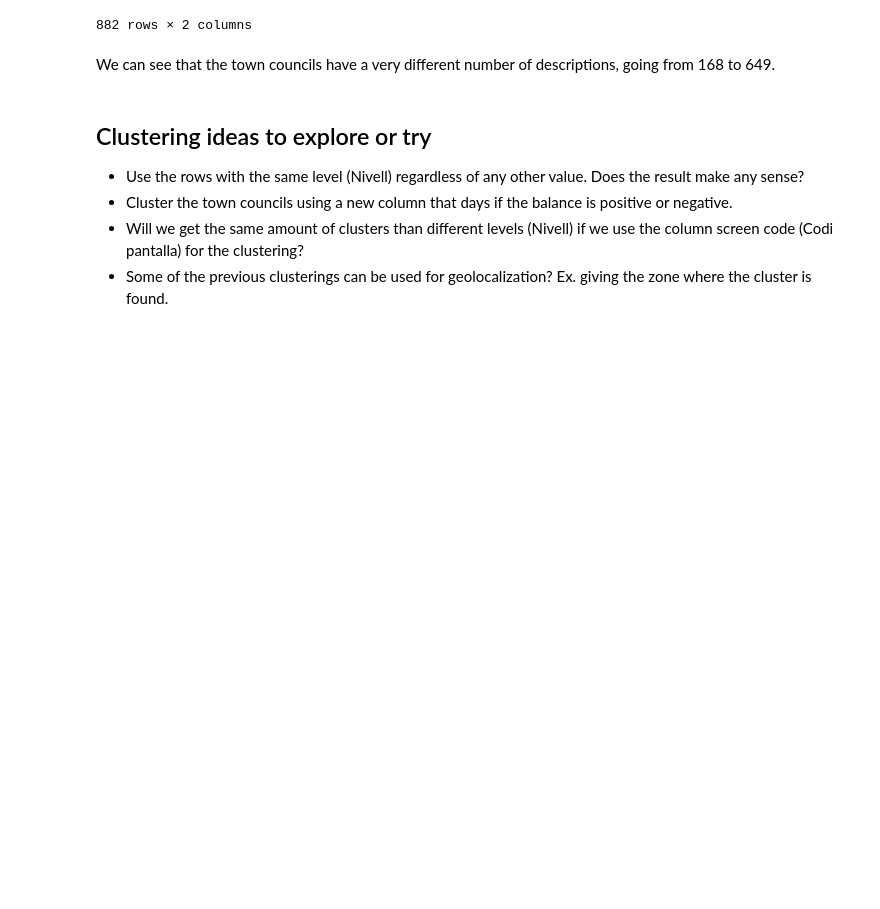
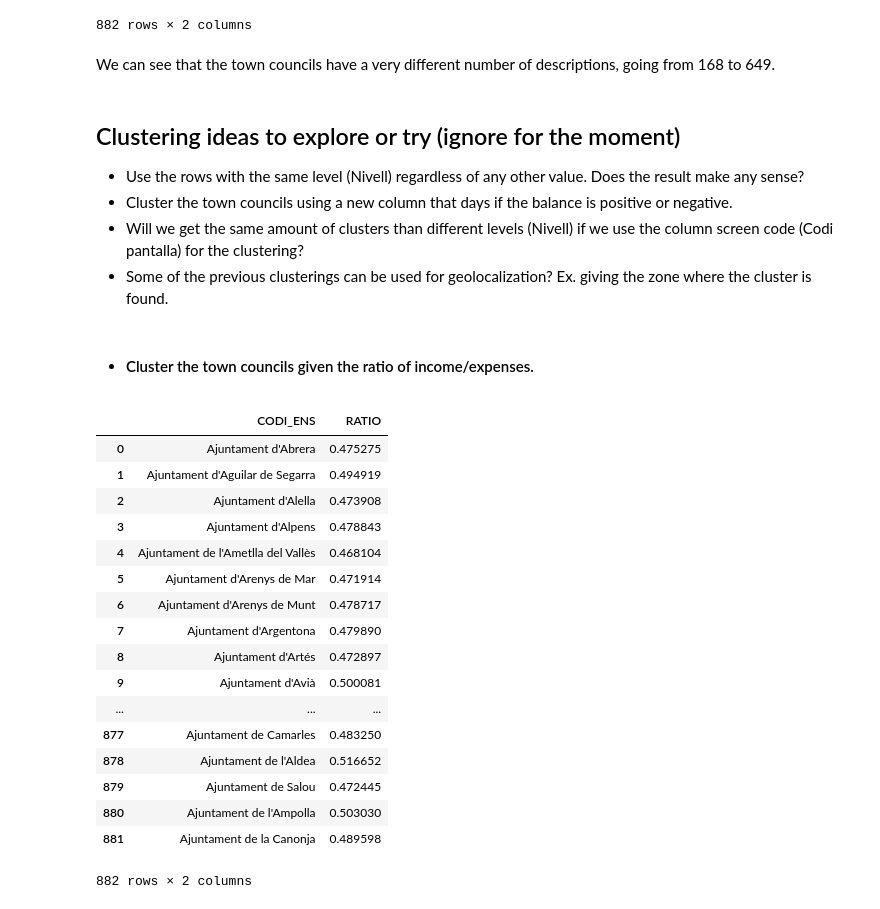
Before and after one commit to BigDataScience17-18/assignment-1-jordiadan_jordiromagosa, a Jupyter notebook: assignment_3.ipynb, the cells around one changed output. Cells and saved outputs as stored; diff of their text form; code cells hidden in the pictures; blank space fills up the shorter version.

```diff
--- a/assignment_3.ipynb
+++ b/assignment_3.ipynb
@@ -235,9 +235,59 @@ pd.DataFrame(description_num, columns=["CODE", "DESCRIPTION_NUM"]).sort_values([
 # %% [markdown]
 We can see that the town councils have a very different number of descriptions, going from 168 to 649.
 # %% [markdown]
-## Clustering ideas to explore or try
+## Clustering ideas to explore or try (ignore for the moment)
 
 - Use the rows with the same level (Nivell) regardless of any other value. Does the result make any sense?
 - Cluster the town councils using a new column that days if the balance is positive or negative.
 - Will we get the same amount of clusters than different levels (Nivell) if we use the column screen code (Codi pantalla) for the clustering?
 - Some of the previous clusterings can be used for geolocalization? Ex. giving the zone where the cluster is found.
+# %% [markdown]
+- #### Cluster the town councils given the ratio of income/expenses.
+# %%
+def get_total_town_council(data, code, row_type):
+    return np.sum(data.loc[(data.CODI_ENS == code) & (data.TIPUS_PARTIDA == row_type), ["IMPORT"]].IMPORT)
+
+def get_income_expenses_per_town_council(data):
+    codes = np.unique(data.CODI_ENS)
+    res = np.empty((codes.shape[0],2))
+
+    i = 0;
+    for code in codes:
+        income = get_total_town_council(data, code, 'I')
+        expense = get_total_town_council(data, code, 'D')
+        res[i] = [code, income/expense]
+        i = i +1
+
+    return res
+
+ratio_data = get_income_expenses_per_town_council(town_council_data)
+# %%
+transformed_data = pd.DataFrame(ratio_data, columns=["CODI_ENS", "RATIO"])
+
+
+dictionary = dict(zip(town_council_data["CODI_ENS"], town_council_data["NOM_COMPLERT"]))
+
+#transformed_data.loc[transformed_data["CODI_ENS"] == dictionary["CODI_ENS"][245]]
+
+
+transformed_data["CODI_ENS"] = transformed_data["CODI_ENS"].map(dictionary)
+transformed_data
+# %% [output]
+|  | CODI_ENS | RATIO |
+| 0 | Ajuntament d'Abrera | 0.475275 |
+| 1 | Ajuntament d'Aguilar de Segarra | 0.494919 |
+| 2 | Ajuntament d'Alella | 0.473908 |
+| 3 | Ajuntament d'Alpens | 0.478843 |
+| 4 | Ajuntament de l'Ametlla del Vallès | 0.468104 |
+| 5 | Ajuntament d'Arenys de Mar | 0.471914 |
+| 6 | Ajuntament d'Arenys de Munt | 0.478717 |
+| 7 | Ajuntament d'Argentona | 0.479890 |
+| 8 | Ajuntament d'Artés | 0.472897 |
+| 9 | Ajuntament d'Avià | 0.500081 |
+| ... | ... | ... |
+| 877 | Ajuntament de Camarles | 0.483250 |
+| 878 | Ajuntament de l'Aldea | 0.516652 |
+| 879 | Ajuntament de Salou | 0.472445 |
+| 880 | Ajuntament de l'Ampolla | 0.503030 |
+| 881 | Ajuntament de la Canonja | 0.489598 |
+882 rows × 2 columns
```
